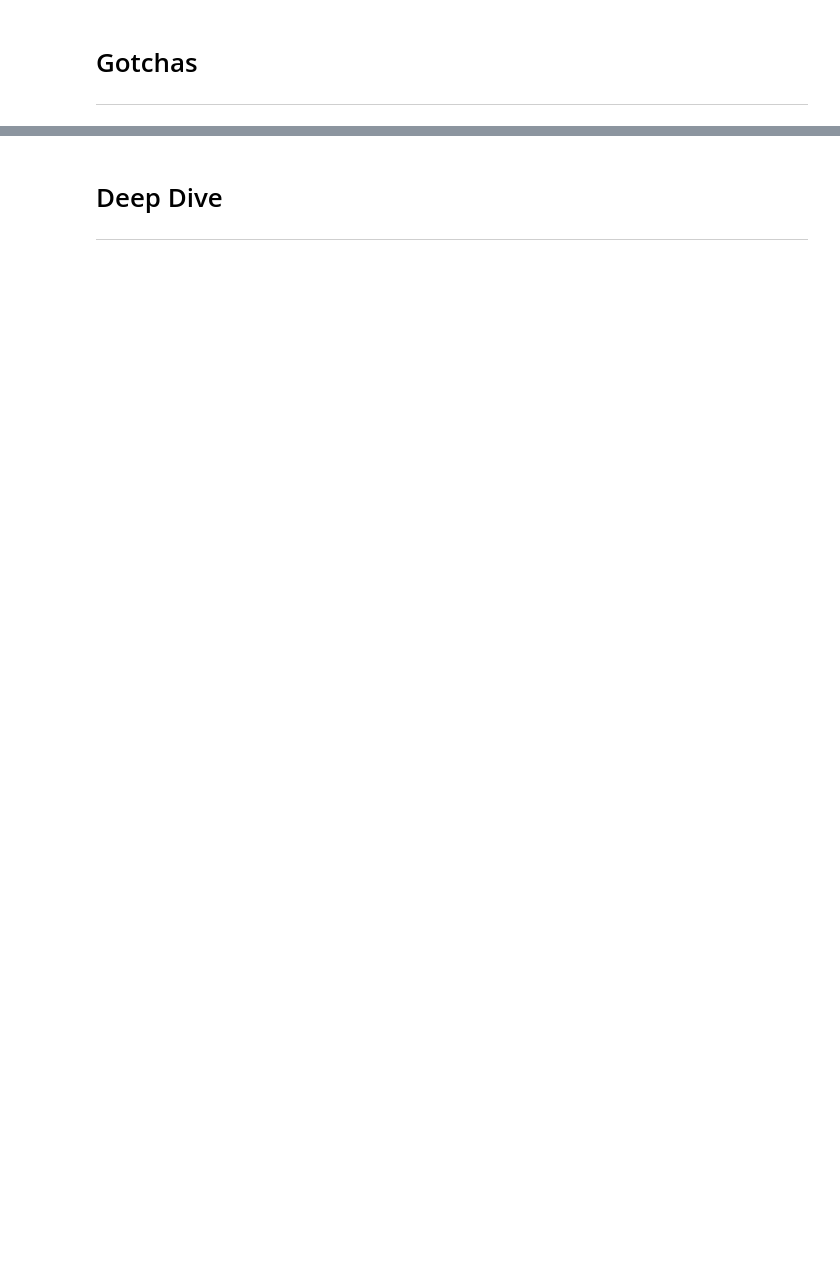
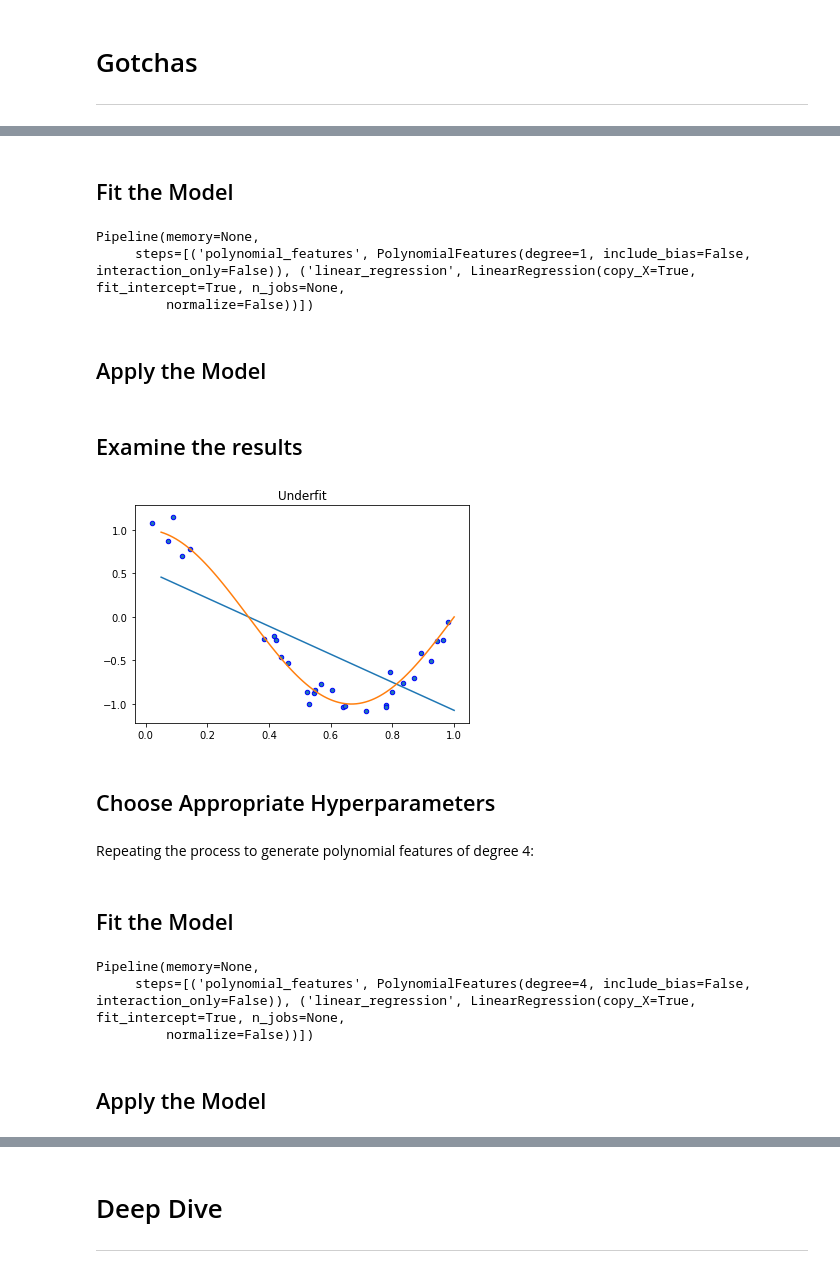
Before and after one commit to chalmerlowe/machine_learning, a Jupyter notebook: 03_linear_reg/03_linear_reg.ipynb, the cells around one changed output, grey strips where cells are left out. Drawn from its saved outputs; the diff is of its cells as text; code cells hidden in the pictures; blank space fills up the shorter version.

```diff
--- a/03_linear_reg/03_linear_reg.ipynb
+++ b/03_linear_reg/03_linear_reg.ipynb
@@ -72,0 +268,31 @@ plt.plot(X_test, y_test, color='red');
+# %%
+polynomial_features = PolynomialFeatures(degree=1,
+                                         include_bias=False)
+linear_regression = LinearRegression()
+pipeline = Pipeline([("polynomial_features", polynomial_features),
+                         ("linear_regression", linear_regression)])
+# %% [markdown]
+## Fit the Model
+# %%
+pipeline.fit(X[:, np.newaxis], y)
+# %% [output]
+Pipeline(memory=None,
+     steps=[('polynomial_features', PolynomialFeatures(degree=1, include_bias=False, interaction_only=False)), ('linear_regression', LinearRegression(copy_X=True, fit_intercept=True, n_jobs=None,
+         normalize=False))])
+# %% [markdown]
+## Apply the Model
+# %%
+y_test = pipeline.predict(X_test[:, np.newaxis])
+# %% [markdown]
+## Examine the results
+# %%
+plt.plot(X_test, y_test, label="Model")
+plt.plot(X_test, true_fun(X_test), label="True function")
+plt.title("Underfit")
+plt.scatter(X, y, edgecolor='b', s=20, label="Samples");
+# %% [output]
+[figure, added]
+# %% [markdown]
+## Choose Appropriate Hyperparameters
+# %% [markdown]
+Repeating the process to generate polynomial features of degree 4:
@@ -72,0 +305,10 @@ plt.plot(X_test, y_test, color='red');
+# %% [markdown]
+## Fit the Model
+# %%
+pipeline.fit(X[:, np.newaxis], y)
+# %% [output]
+Pipeline(memory=None,
+     steps=[('polynomial_features', PolynomialFeatures(degree=4, include_bias=False, interaction_only=False)), ('linear_regression', LinearRegression(copy_X=True, fit_intercept=True, n_jobs=None,
+         normalize=False))])
+# %% [markdown]
+## Apply the Model
```
Also changed, not shown: parts of 64 cells of this notebook.
